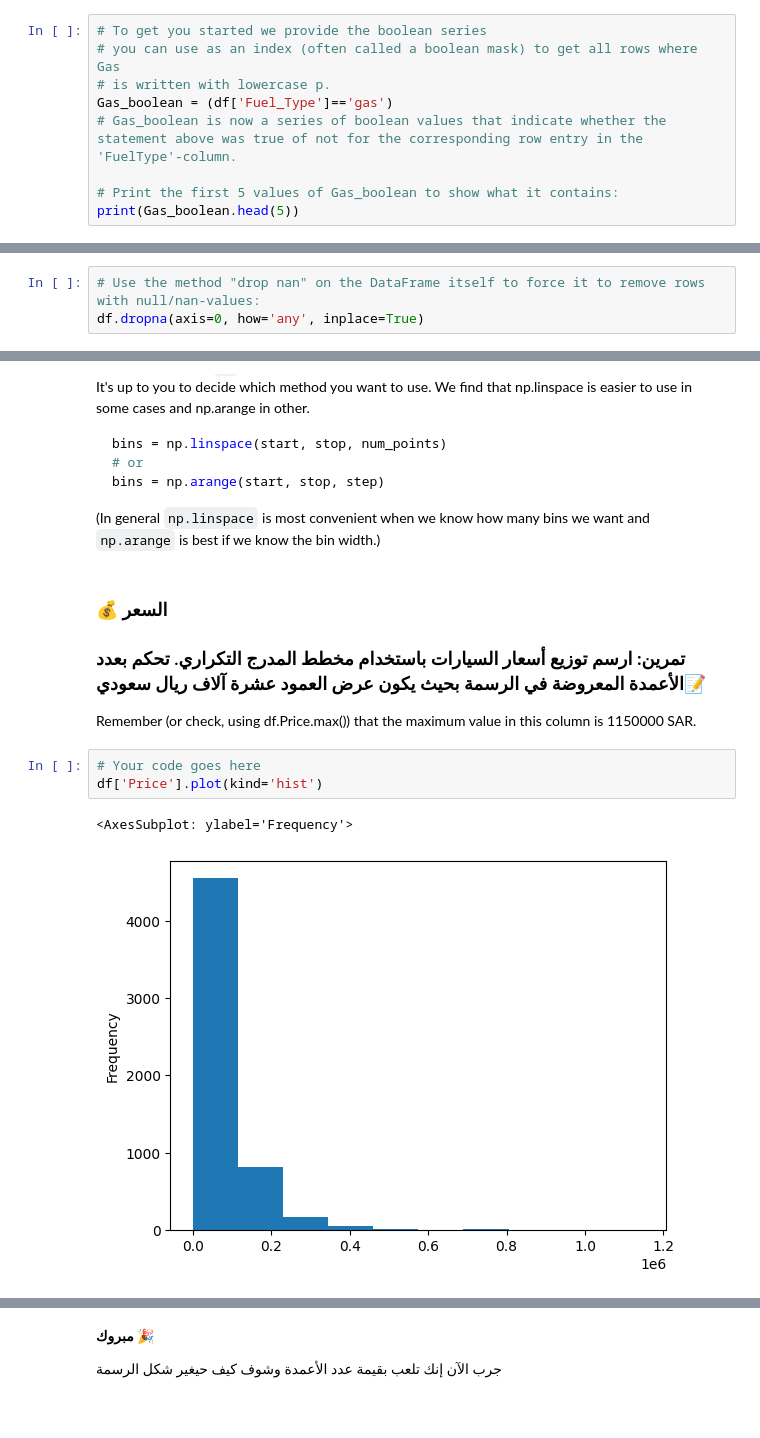
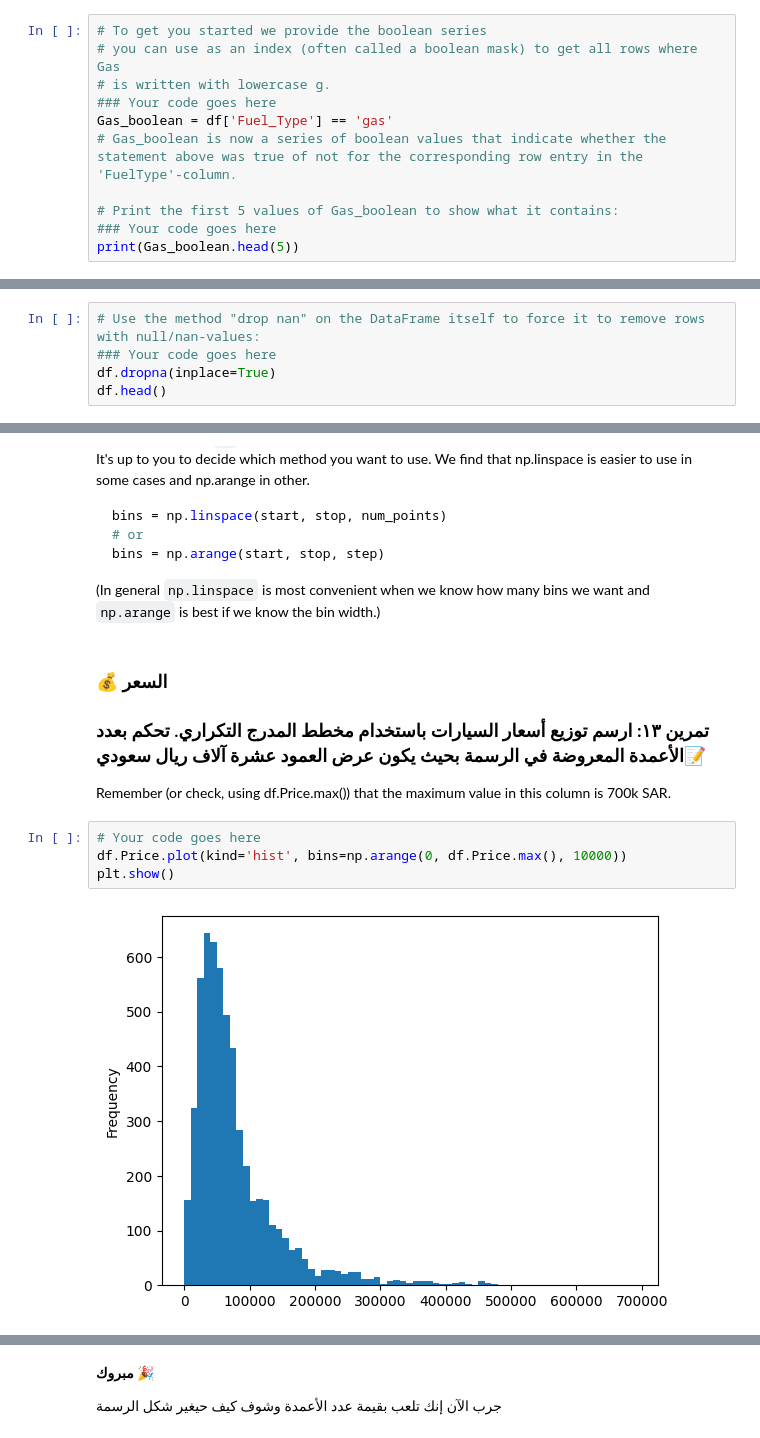
Before and after one commit to halsawadi/thakaa-ml-zero2hero, a Jupyter notebook: notebooks/EDAAndMLBasicsThakaaBootcamp_Solutions.ipynb, the cells around one changed output, grey strips where cells are left out. Cells and saved outputs as stored; diff of their text form; blank space fills up the shorter version.

```diff
--- a/notebooks/EDAAndMLBasicsThakaaBootcamp_Solutions.ipynb
+++ b/notebooks/EDAAndMLBasicsThakaaBootcamp_Solutions.ipynb
@@ -327,10 +280,12 @@ dataframe.loc[index, column] = new_value
 # %%
 # To get you started we provide the boolean series
 # you can use as an index (often called a boolean mask) to get all rows where Gas
-# is written with lowercase p.
-Gas_boolean = (df['Fuel_Type']=='gas')
+# is written with lowercase g.
+### Your code goes here
+Gas_boolean = df['Fuel_Type'] == 'gas'
 # Gas_boolean is now a series of boolean values that indicate whether the statement above was true of not for the corresponding row entry in the 'FuelType'-column.
 
 # Print the first 5 values of Gas_boolean to show what it contains:
+### Your code goes here
 print(Gas_boolean.head(5))
 # %% [output]
@@ -455,4 +405,6 @@ In this case we therefore remove the rows containing missing values.
 We do this with the method `dropna`:
 # %%
 # Use the method "drop nan" on the DataFrame itself to force it to remove rows with null/nan-values:
-df.dropna(axis=0, how='any', inplace=True)
+### Your code goes here
+df.dropna(inplace=True)
+df.head()
@@ -502,12 +461,12 @@ bins = np.arange(start, stop, step)
 # %% [markdown]
 <h3 style="text-align: left;"> 💰 السعر</h3>
 
-<h3 style="text-align: left;"><b>تمرين:</b> ارسم توزيع أسعار السيارات باستخدام مخطط المدرج التكراري. تحكم بعدد الأعمدة المعروضة في الرسمة بحيث يكون عرض العمود عشرة آلاف ريال سعودي📝</h3>
+<h3 style="text-align: left;"><b>تمرين ١٣:</b> ارسم توزيع أسعار السيارات باستخدام مخطط المدرج التكراري. تحكم بعدد الأعمدة المعروضة في الرسمة بحيث يكون عرض العمود عشرة آلاف ريال سعودي📝</h3>
 
-Remember (or check, using df.Price.max()) that the maximum value in this column is 1150000 SAR.
+Remember (or check, using df.Price.max()) that the maximum value in this column is 700k SAR.
 # %%
 # Your code goes here
-df['Price'].plot(kind='hist')
+df.Price.plot(kind='hist', bins=np.arange(0, df.Price.max(), 10000))
+plt.show()
 # %% [output]
-<AxesSubplot: ylabel='Frequency'>
-[figure, old version]
+[figure, new version]
```
Also changed, not shown: parts of 80 cells of this notebook, 2 other files.
